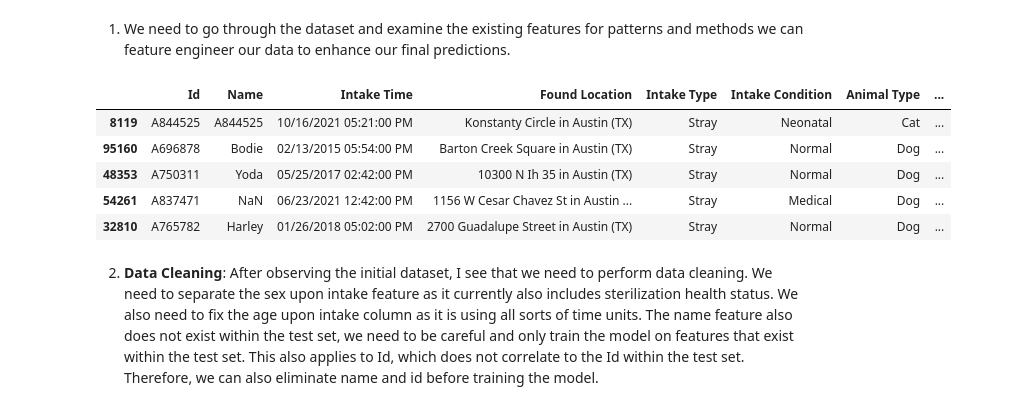
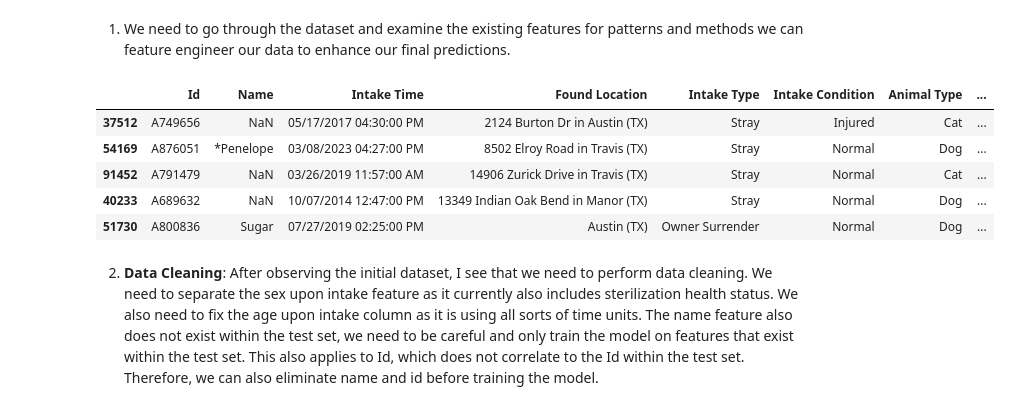
Before and after one commit to chenyiwang24/cs363_final_project, a Jupyter notebook: FinalProject.ipynb, the cells around one changed output. Drawn from its saved outputs; the diff is of its cells as text; code cells hidden in the pictures.

```diff
--- a/FinalProject.ipynb
+++ b/FinalProject.ipynb
@@ -25,15 +25,17 @@ By accurately predicting these outcomes, your model can help identify factors th
 # %%
 import pandas as pd
 
 animal_data = pd.read_csv('train.csv')
+animal_test = pd.read_csv('test.csv')
+
 animal_data.sample(5) # sample some data
 # %% [output]
 |  | Id | Name | Intake Time | Found Location | Intake Type | Intake Condition | Animal Type | ... |
-| 8119 | A844525 | A844525 | 10/16/2021 05:21:00 PM | Konstanty Circle in Austin (TX) | Stray | Neonatal | Cat | ... |
-| 95160 | A696878 | Bodie | 02/13/2015 05:54:00 PM | Barton Creek Square in Austin (TX) | Stray | Normal | Dog | ... |
-| 48353 | A750311 | Yoda | 05/25/2017 02:42:00 PM | 10300 N Ih 35 in Austin (TX) | Stray | Normal | Dog | ... |
-| 54261 | A837471 | NaN | 06/23/2021 12:42:00 PM | 1156 W Cesar Chavez St in Austin ... | Stray | Medical | Dog | ... |
-| 32810 | A765782 | Harley | 01/26/2018 05:02:00 PM | 2700 Guadalupe Street in Austin (TX) | Stray | Normal | Dog | ... |
+| 37512 | A749656 | NaN | 05/17/2017 04:30:00 PM | 2124 Burton Dr in Austin (TX) | Stray | Injured | Cat | ... |
+| 54169 | A876051 | *Penelope | 03/08/2023 04:27:00 PM | 8502 Elroy Road in Travis (TX) | Stray | Normal | Dog | ... |
+| 91452 | A791479 | NaN | 03/26/2019 11:57:00 AM | 14906 Zurick Drive in Travis (TX) | Stray | Normal | Cat | ... |
+| 40233 | A689632 | NaN | 10/07/2014 12:47:00 PM | 13349 Indian Oak Bend in Manor (TX) | Stray | Normal | Dog | ... |
+| 51730 | A800836 | Sugar | 07/27/2019 02:25:00 PM | Austin (TX) | Owner Surrender | Normal | Dog | ... |
 # %% [markdown]
 2. **Data Cleaning**: After observing the initial dataset, I see that we need to perform data cleaning. We need to separate the sex upon intake feature as it currently also includes sterilization health status. We also need to fix the age upon intake column as it is using all sorts of time units. The name feature also does not exist within the test set, we need to be careful and only train the model on features that exist within the test set. This also applies to Id, which does not correlate to the Id within the test set. Therefore, we can also eliminate name and id before training the model.
 # %%
```
Also changed, not shown: parts of 19 cells of this notebook, 1 other file.
